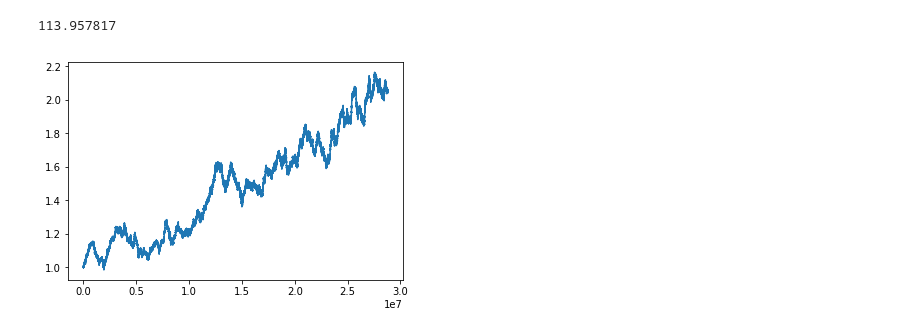
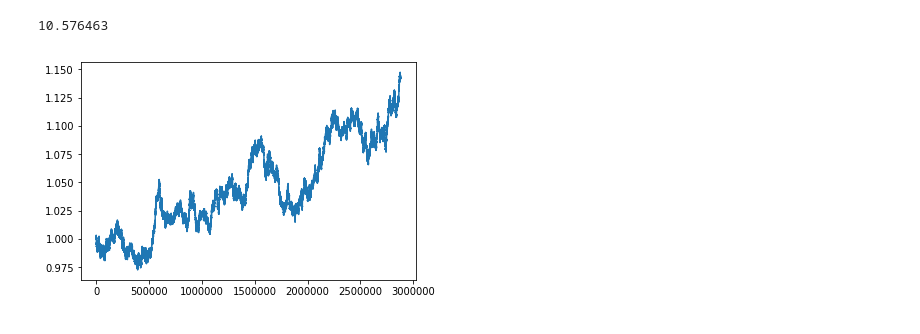
Before and after one commit to bmetherall/Machine_Learning_Stocks, a Jupyter notebook: ML_Stocks.ipynb, the cells around one changed output. Cells and saved outputs as stored; diff of their text form; code cells hidden in the pictures.

```diff
--- a/ML_Stocks.ipynb
+++ b/ML_Stocks.ipynb
@@ -15,15 +30,15 @@ def get_day_data(stock):
 # %%
-num_days = 20000
+#Parameters of simulated stock
+num_days = 2000
 N = 1440 * num_days
 t = np.linspace(0, num_days, N)
 # %%
+#Algorithm for simulating stock
 S = np.zeros(N)
 S[0] = 1
 
 sigma = 0.02
-mu = 0.5*sigma**2
-#sigma = 0.075
-#mu = 0.05
+mu = 0.5*sigma**2 + 0.01
 dt = 0.00001
 
 start = time.clock()
@@ -33,4 +48,4 @@ end = time.clock()
 
 print end - start
 # %% [output]
-113.957817
+10.576463
@@ -44,5 +52,5 @@ data = np.loadtxt('DailyStocks.dat', delimiter = ' ', unpack = True).T
 # %%
-plt.plot(1/S)
+plt.plot(S)
 plt.show()
 # %% [output]
-[figure, old version]
+[figure, new version]
```
Also changed, not shown: parts of 24 cells of this notebook, 5 other files.
